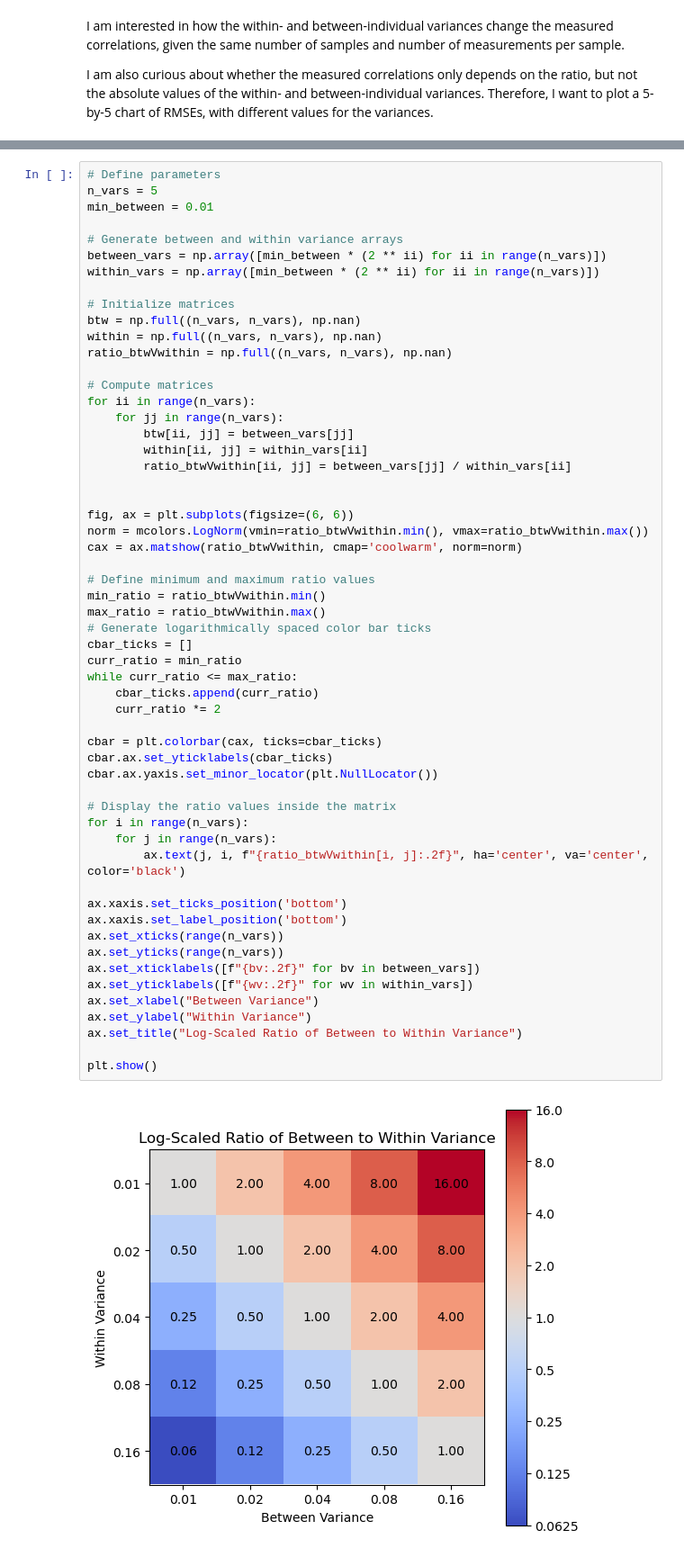
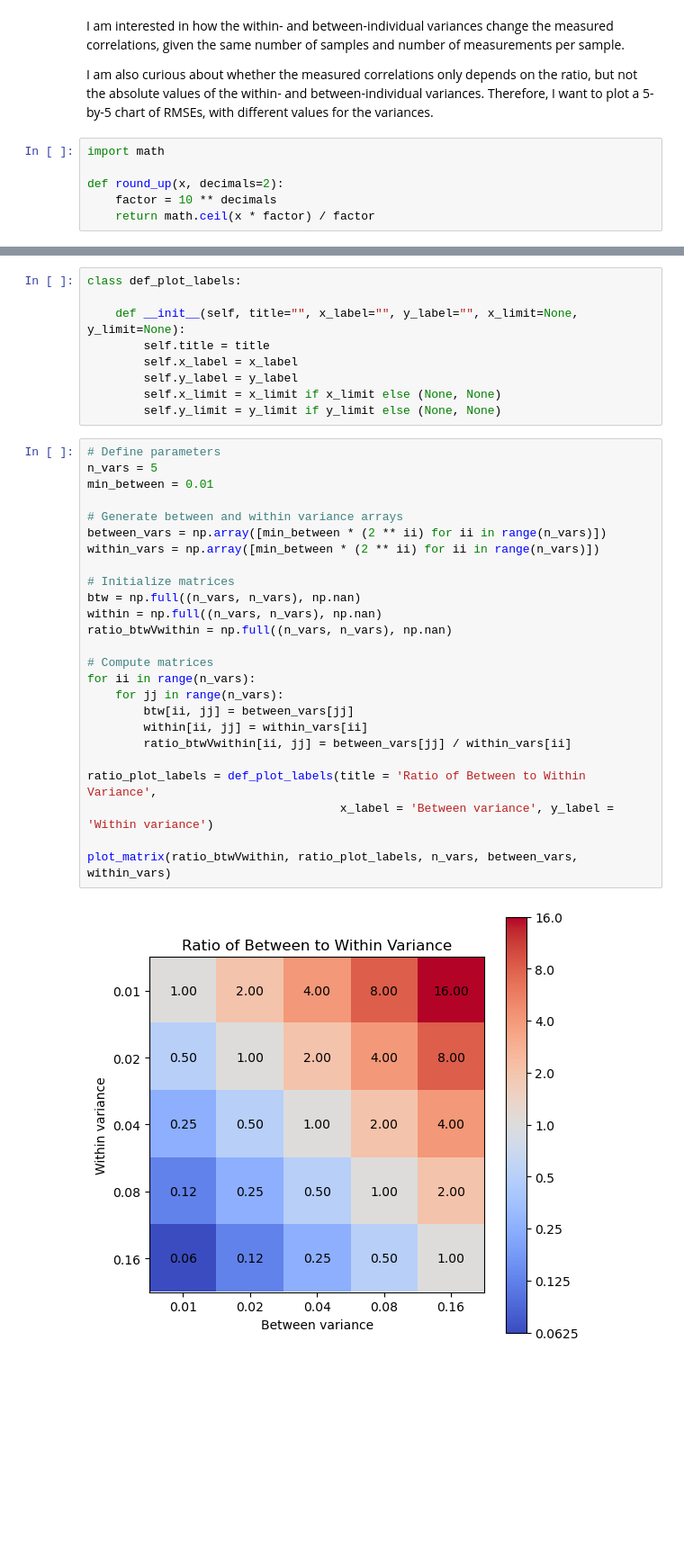
Before and after one commit to fh986/crowding-individual-difference, a Jupyter notebook: simulation_noiseCorrection_crowdingReading_testVariances.ipynb, the cells around one changed output, grey strips where cells are left out. Shown: that part at 90% size. Cells and saved outputs as stored; diff of their text form; blank space fills up the shorter version.

Commit message:
vary variances, plot n-by-n matrix

```diff
--- a/simulation_noiseCorrection_crowdingReading_testVariances.ipynb
+++ b/simulation_noiseCorrection_crowdingReading_testVariances.ipynb
@@ -466,3 +466,9 @@ def plot_sim_results(results_corr_df):
 I am interested in how the within- and between-individual variances change the measured correlations, given the same number of samples and number of measurements per sample.
 
 I am also curious about whether the measured correlations only depends on the ratio, but not the absolute values of the within- and between-individual variances. Therefore, I want to plot a 5-by-5 chart of RMSEs, with different values for the variances.
+# %%
+import math
+
+def round_up(x, decimals=2):
+    factor = 10 ** decimals
+    return math.ceil(x * factor) / factor
@@ -469,58 +512,36 @@ I am also curious about whether the measured correlations only depends on the ra
+# %%
+class def_plot_labels:
+
+    def __init__(self, title="", x_label="", y_label="", x_limit=None, y_limit=None):
+        self.title = title
+        self.x_label = x_label
+        self.y_label = y_label
+        self.x_limit = x_limit if x_limit else (None, None)
+        self.y_limit = y_limit if y_limit else (None, None)
 # %%
 # Define parameters
 n_vars = 5
 min_between = 0.01
 
 # Generate between and within variance arrays
 between_vars = np.array([min_between * (2 ** ii) for ii in range(n_vars)])
 within_vars = np.array([min_between * (2 ** ii) for ii in range(n_vars)])
 
 # Initialize matrices
 btw = np.full((n_vars, n_vars), np.nan)
 within = np.full((n_vars, n_vars), np.nan)
 ratio_btwVwithin = np.full((n_vars, n_vars), np.nan)
 
 # Compute matrices
 for ii in range(n_vars):
     for jj in range(n_vars):
         btw[ii, jj] = between_vars[jj]
         within[ii, jj] = within_vars[ii]
         ratio_btwVwithin[ii, jj] = between_vars[jj] / within_vars[ii]
 
+ratio_plot_labels = def_plot_labels(title = 'Ratio of Between to Within Variance',
+                                    x_label = 'Between variance', y_label = 'Within variance')
 
-fig, ax = plt.subplots(figsize=(6, 6))
-norm = mcolors.LogNorm(vmin=ratio_btwVwithin.min(), vmax=ratio_btwVwithin.max())
-cax = ax.matshow(ratio_btwVwithin, cmap='coolwarm', norm=norm)
-
-# Define minimum and maximum ratio values
-min_ratio = ratio_btwVwithin.min()
-max_ratio = ratio_btwVwithin.max()
-# Generate logarithmically spaced color bar ticks
-cbar_ticks = []
-curr_ratio = min_ratio
-while curr_ratio <= max_ratio:
-    cbar_ticks.append(curr_ratio)
-    curr_ratio *= 2
-
-cbar = plt.colorbar(cax, ticks=cbar_ticks)
-cbar.ax.set_yticklabels(cbar_ticks)
-cbar.ax.yaxis.set_minor_locator(plt.NullLocator())
-
-# Display the ratio values inside the matrix
-for i in range(n_vars):
-    for j in range(n_vars):
-        ax.text(j, i, f"{ratio_btwVwithin[i, j]:.2f}", ha='center', va='center', color='black')
-
-ax.xaxis.set_ticks_position('bottom')
-ax.xaxis.set_label_position('bottom')
-ax.set_xticks(range(n_vars))
-ax.set_yticks(range(n_vars))
-ax.set_xticklabels([f"{bv:.2f}" for bv in between_vars])
-ax.set_yticklabels([f"{wv:.2f}" for wv in within_vars])
-ax.set_xlabel("Between Variance")
-ax.set_ylabel("Within Variance")
-ax.set_title("Log-Scaled Ratio of Between to Within Variance")
-
-plt.show()
+plot_matrix(ratio_btwVwithin, ratio_plot_labels, n_vars, between_vars, within_vars)
 # %% [output]
-[figure, old version]
+[figure, new version]
```
Also changed, not shown: parts of 7 cells of this notebook.
